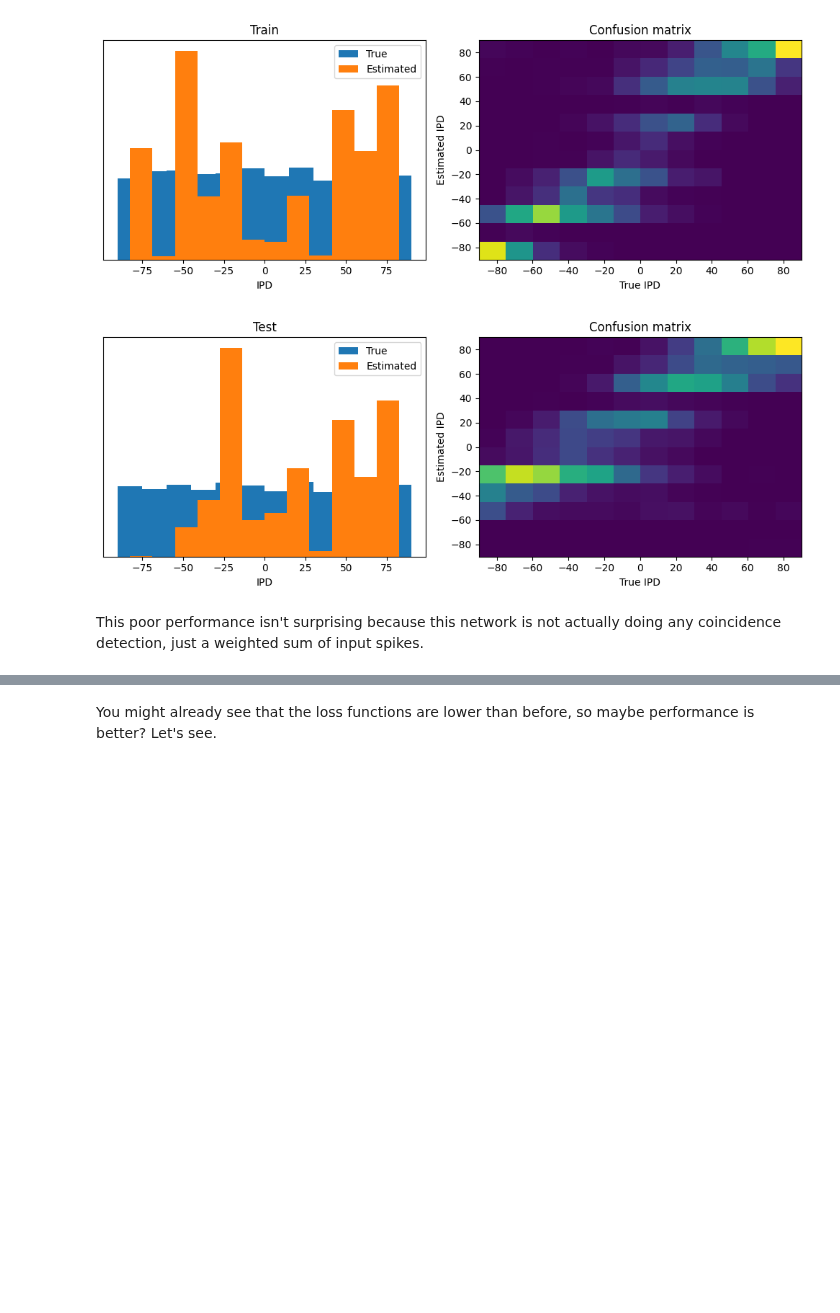
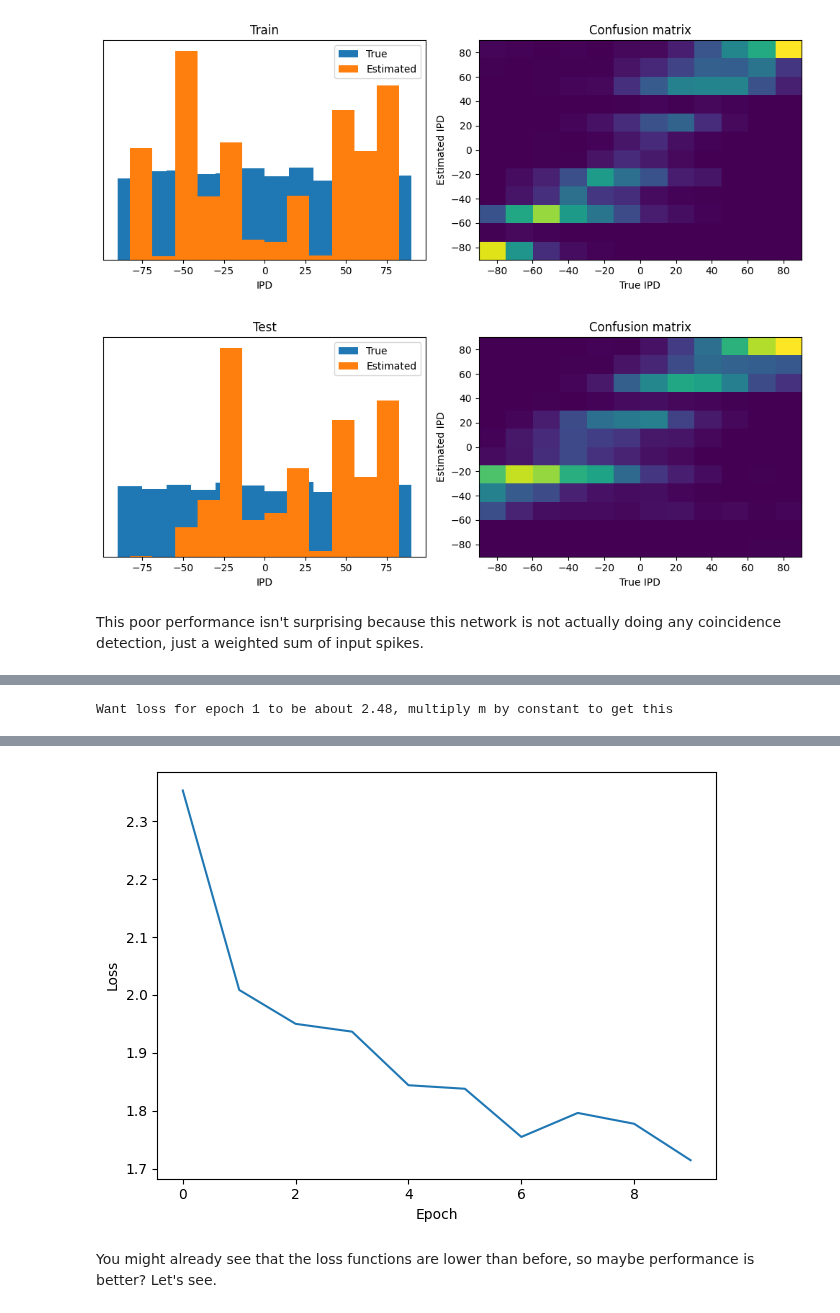
Before and after one commit to Jerry7234234/ES-synth-starter, a Jupyter notebook: 3-surrogate-sound-localisation.ipynb, the cells around one changed output, grey strips where cells are left out. Drawn from its saved outputs; the diff is of its cells as text; code cells hidden in the pictures; blank space fills up the shorter version.

```diff
--- a/3-surrogate-sound-localisation.ipynb
+++ b/3-surrogate-sound-localisation.ipynb
@@ -356,7 +356,7 @@ class SurrGradSpike(torch.autograd.Function):
     def backward(ctx, grad_output):
         input, = ctx.saved_tensors
         ############################# MISSING CODE HERE ##############################
-        sigmoid_derivative = # some function of the array "input"
+        sigmoid_derivative = np.exp(-input) / (1 + np.exp(-input)) ** 2 # some function of the array "input"
         grad = grad_output*sigmoid_derivative
         return grad
 
@@ -404,6 +404,7 @@ def snn(input_spikes, W1, W2, tau=20*ms):
     s = torch.zeros((batch_size, num_hidden), device=device, dtype=dtype)
     s_rec = [s]
     h = torch.einsum("abc,cd->abd", (input_spikes, W1))
+    # print(h.shape)
     alpha = np.exp(-dt/tau)
     for t in range(duration_steps - 1):
         new_v = (alpha*v + h[:, t, :])*(1-s) # multiply by 0 after a spike
@@ -411,12 +412,25 @@ def snn(input_spikes, W1, W2, tau=20*ms):
         v = new_v
         s_rec.append(s)
     s_rec = torch.stack(s_rec, dim=1)
+    # print(s_rec.shape)
     #################### MISSING CODE ################################
     # You need to use the previous membrane_only code but adapt to use
     # spikes from s_rec instead of input_spikes
     # Second layer: hidden to output
     # ...
     # Return recorded membrane potential of output
+    v_rec = []
+    v_out = torch.zeros((batch_size, num_classes), device=device, dtype=dtype)
+    h2 = torch.einsum("abc,cd->abd", (s_rec, W2))
+    # print(h2.shape)
+    # print(v_out.shape)
+    alpha = np.exp(-dt/tau)
+    # Update membrane and spikes one time step at a time
+    for t in range(duration_steps - 1):
+        v_out_new = alpha*v_out + h2[:, t, :]
+        v_rec.append(v_out_new)
+    # return the recorded membrane potentials stacked into a single tensor
+    v_rec = torch.stack(v_rec, dim=1)  # (batch_size, duration_steps, num_classes)
     return v_rec
 # %% [markdown]
 ### Training and analysing
@@ -442,7 +456,7 @@ W1, W2 = init_weight_matrices()
 ####################### MISSING CODE BELOW ########################
 # You need to learn parameters for two matrices
 # Optimiser and loss function
-optimizer = # what?
+optimizer = torch.optim.Adam([W1, W2], lr=lr)
 log_softmax_fn = nn.LogSoftmax(dim=1)
 loss_fn = nn.NLLLoss()
 
@@ -471,3 +485,5 @@ plt.plot(loss_hist)
 plt.xlabel('Epoch')
 plt.ylabel('Loss')
 plt.tight_layout()
+# %% [output]
+Want loss for epoch 1 to be about 2.48, multiply m by constant to get this
@@ -474,3 +500,4 @@ plt.tight_layout()
+[figure, added]
 # %% [markdown]
 You might already see that the loss functions are lower than before, so maybe performance is better? Let's see.
 # %%
```
Also changed, not shown: parts of 4 cells of this notebook.
